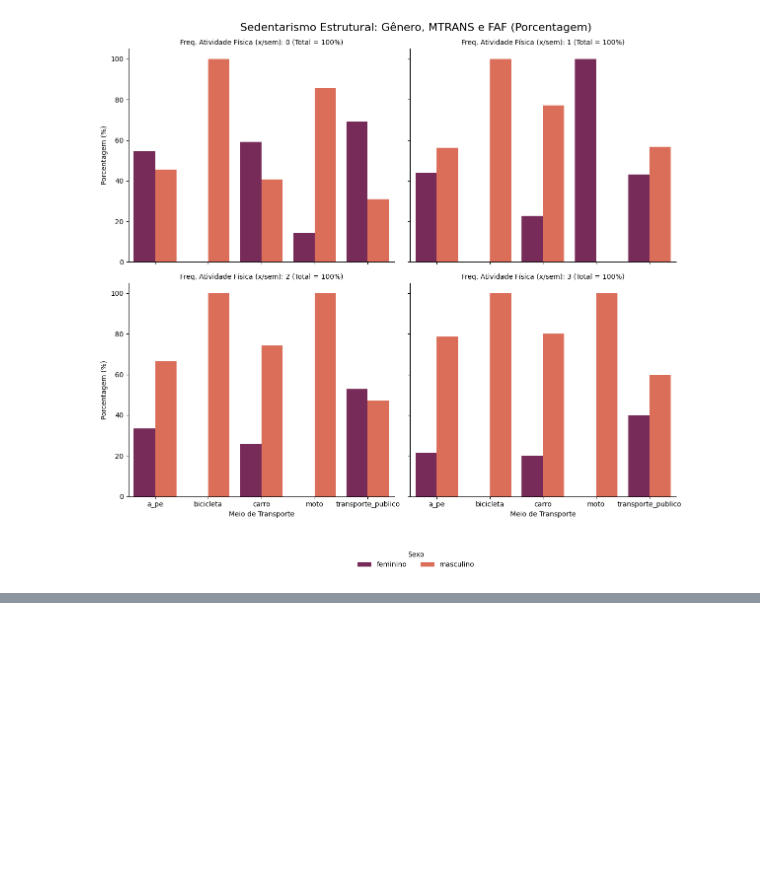
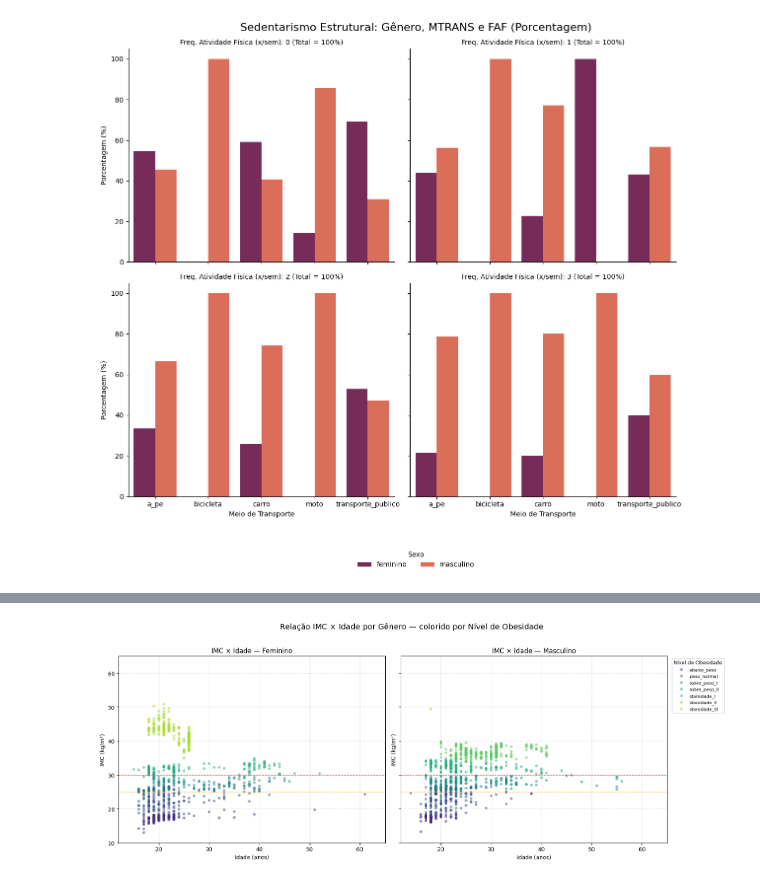
Before and after one commit to dohoko04/tech-challenge-obesidade, a Jupyter notebook: Cópia_de_TECH_CHALLENGE_4.ipynb, the cells around one changed output, grey strips where cells are left out. Drawn from its saved outputs; the diff is of its cells as text; code cells hidden in the pictures; blank space fills up the shorter version.

```diff
--- a/Cópia_de_TECH_CHALLENGE_4.ipynb
+++ b/Cópia_de_TECH_CHALLENGE_4.ipynb
@@ -1354,0 +1416,33 @@ files.download('dados_obesidade_limpos.csv')
+# %%
+obesity_order = [
+    'abaixo_peso', 'peso_normal', 'sobre_peso_I', 'sobre_peso_II',
+    'obesidade_I', 'obesidade_II', 'obesidade_III'
+]
+palette = dict(zip(obesity_order, sns.color_palette('viridis', 7)))
+
+fig, axes = plt.subplots(1, 2, figsize=(16, 6), sharey=True)
+
+for ax, genero in zip(axes, ['feminino', 'masculino']):
+    subset = df_obes[df_obes['sexo'] == genero]
+    for nivel in obesity_order:
+        dados = subset[subset['Nível de obesidade (Target)'] == nivel]
+        ax.scatter(dados['idade(anos)'], dados['IMC'],
+                   label=nivel, color=palette[nivel],
+                   alpha=0.5, s=25, edgecolors='none')
+
+    ax.axhline(25, linestyle='--', color='orange', linewidth=1, alpha=0.8)
+    ax.axhline(30, linestyle='--', color='red', linewidth=1, alpha=0.8)
+    ax.set_title(f'IMC × Idade — {genero.capitalize()}', fontsize=12)
+    ax.set_xlabel('Idade (anos)')
+    ax.set_ylabel('IMC (kg/m²)')
+    ax.set_xlim(12, 65)
+    ax.set_ylim(10, 65)
+    ax.grid(True, linestyle='--', alpha=0.4)
+
+axes[1].legend(title='Nível de Obesidade', bbox_to_anchor=(1.01, 1),
+               loc='upper left', fontsize=8, title_fontsize=9)
+plt.suptitle('Relação IMC × Idade por Gênero — colorido por Nível de Obesidade', fontsize=14, y=1.02)
+plt.tight_layout()
+plt.show()
+# %% [output]
+[figure, added]
```
Also changed, not shown: parts of 7 cells of this notebook.
